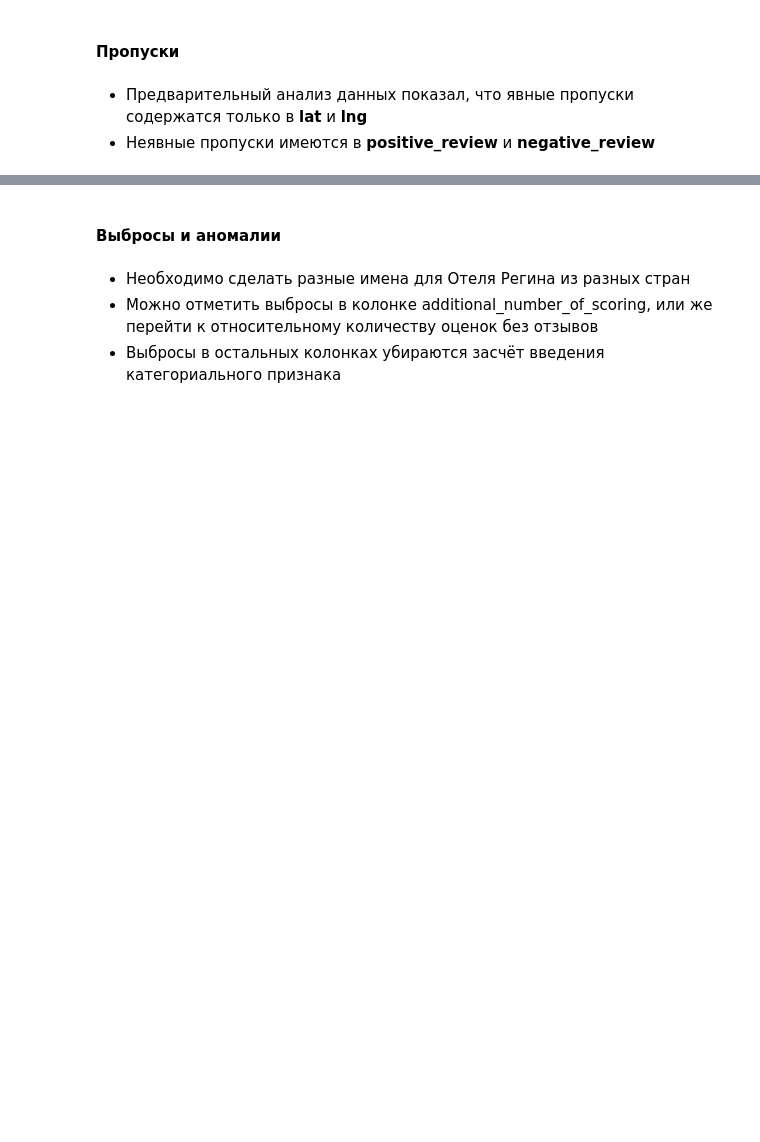
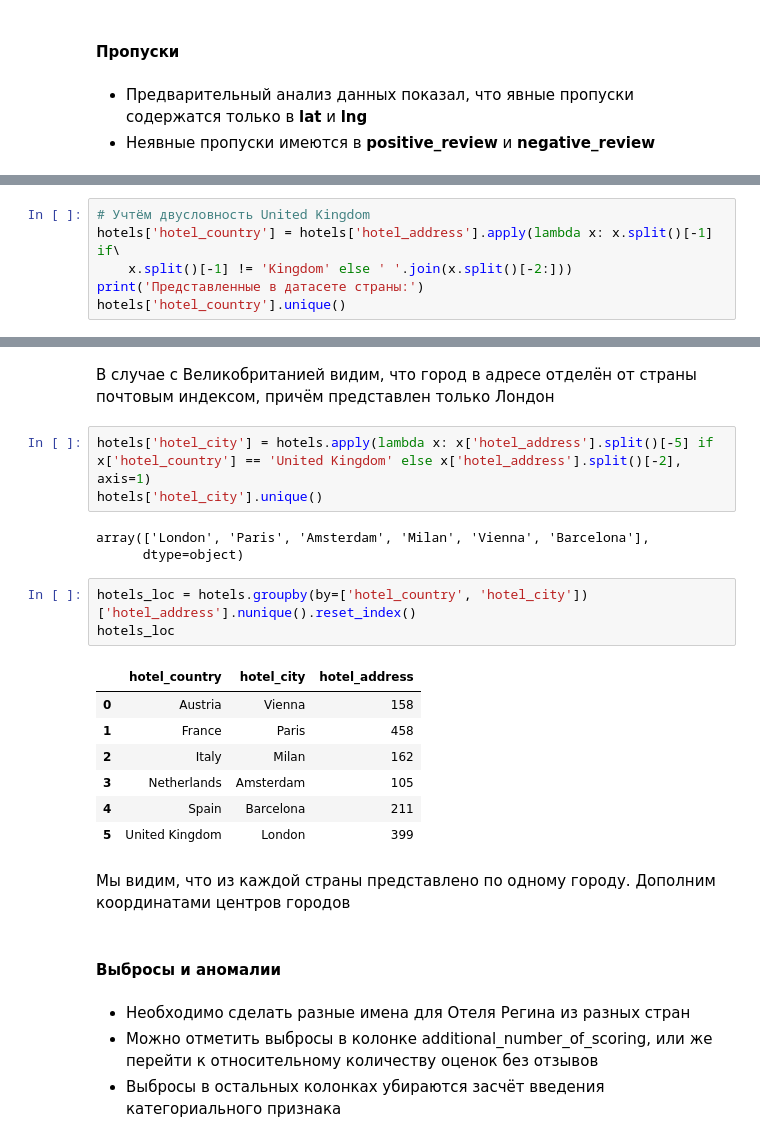
Before and after one commit to mvulf/sf_data_science, a Jupyter notebook: project_3/EDA_hotels.ipynb, the cells around one changed output, grey strips where cells are left out. Drawn from its saved outputs; the diff is of its cells as text; blank space fills up the shorter version.

Commit message:
add country and city

```diff
--- a/project_3/EDA_hotels.ipynb
+++ b/project_3/EDA_hotels.ipynb
@@ -815,0 +828,6 @@ print('Дубликаты удалены. Размер датафрейма:', h
+# %%
+# Учтём двусловность United Kingdom
+hotels['hotel_country'] = hotels['hotel_address'].apply(lambda x: x.split()[-1] if\
+    x.split()[-1] != 'Kingdom' else ' '.join(x.split()[-2:]))
+print('Представленные в датасете страны:')
+hotels['hotel_country'].unique()
@@ -816,3 +860,24 @@ print('Дубликаты удалены. Размер датафрейма:', h
+# %% [markdown]
+В случае с Великобританией видим, что город в адресе отделён от страны почтовым индексом, причём представлен только Лондон
+# %%
+hotels['hotel_city'] = hotels.apply(lambda x: x['hotel_address'].split()[-5] if x['hotel_country'] == 'United Kingdom' else x['hotel_address'].split()[-2], axis=1)
+hotels['hotel_city'].unique()
+# %% [output]
+array(['London', 'Paris', 'Amsterdam', 'Milan', 'Vienna', 'Barcelona'],
+      dtype=object)
+# %%
+hotels_loc = hotels.groupby(by=['hotel_country', 'hotel_city'])['hotel_address'].nunique().reset_index()
+hotels_loc
+# %% [output]
+|  | hotel_country | hotel_city | hotel_address |
+| 0 | Austria | Vienna | 158 |
+| 1 | France | Paris | 458 |
+| 2 | Italy | Milan | 162 |
+| 3 | Netherlands | Amsterdam | 105 |
+| 4 | Spain | Barcelona | 211 |
+| 5 | United Kingdom | London | 399 |
+# %% [markdown]
+Мы видим, что из каждой страны представлено по одному городу. Дополним координатами центров городов
 # %% [markdown]
 #### Выбросы и аномалии
 # %% [markdown]
```
Also changed, not shown: parts of 9 cells of this notebook, 1 other file.
